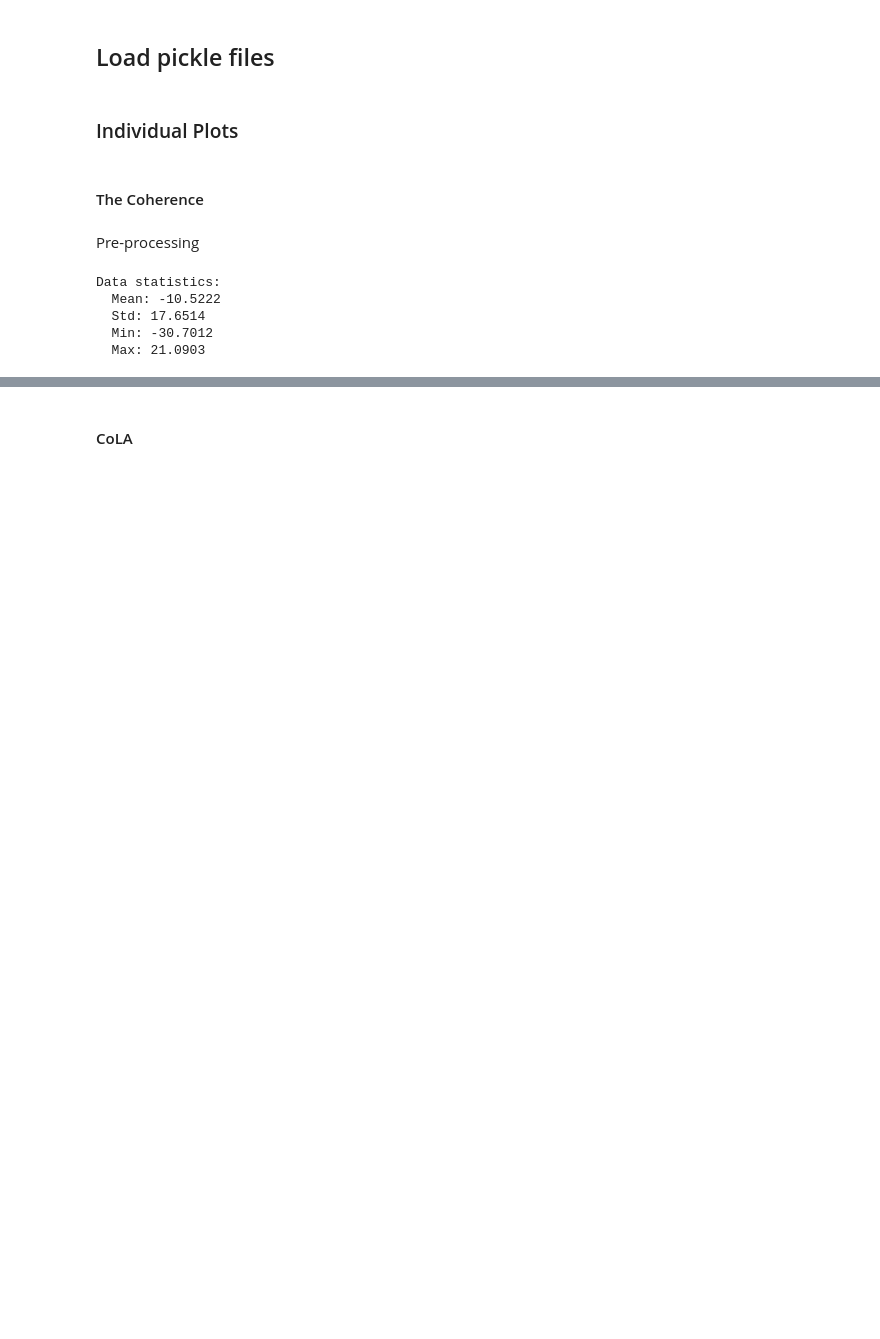
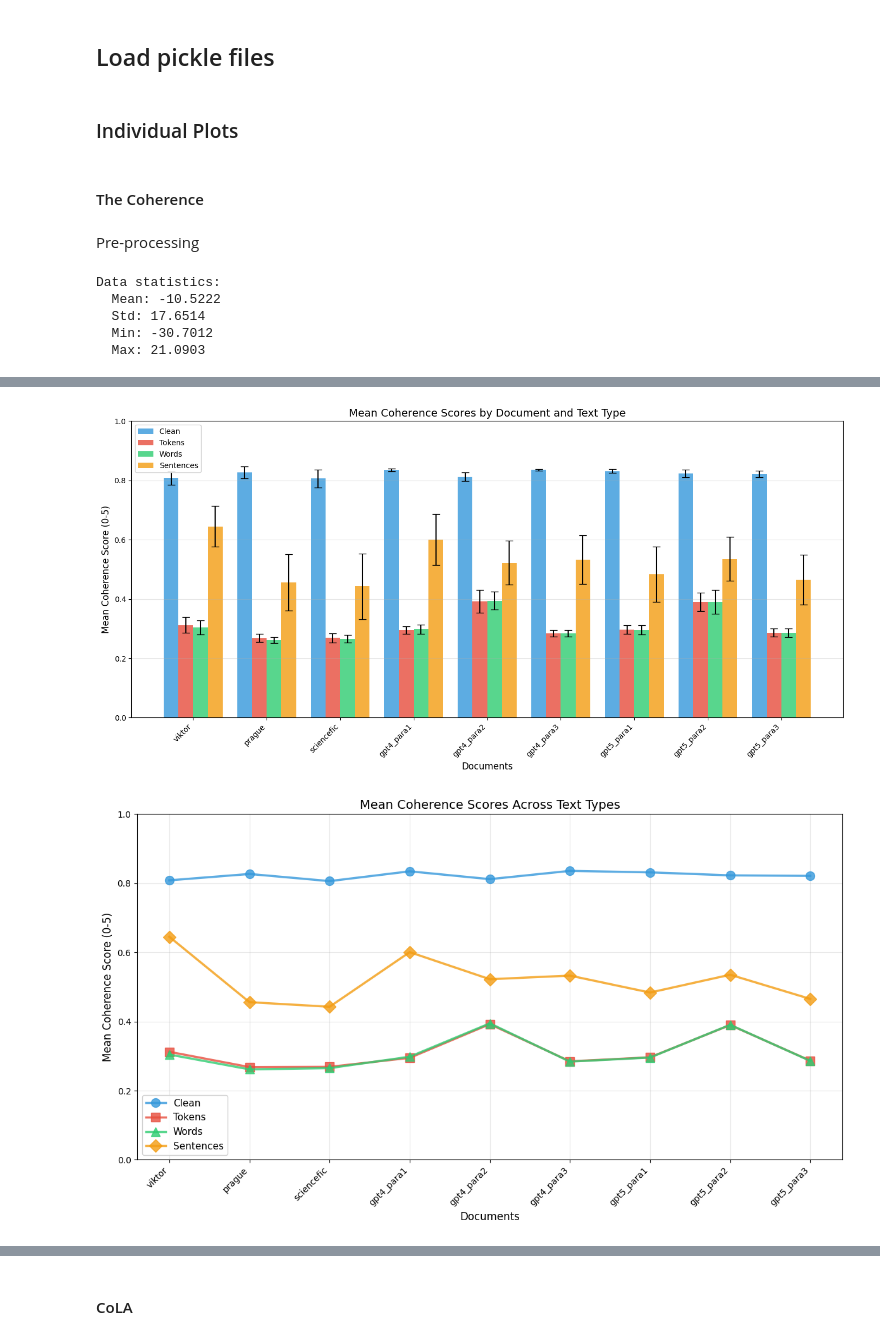
Before and after one commit to joaocnvdias/mech-i-coherence, a Jupyter notebook: vector-fields/plots/models-comparison.ipynb, the cells around one changed output, grey strips where cells are left out. Saved outputs shown, nothing was run; the diff lists cells and outputs as text; code cells hidden in the pictures; blank space fills up the shorter version.

```diff
--- a/vector-fields/plots/models-comparison.ipynb
+++ b/vector-fields/plots/models-comparison.ipynb
@@ -1040,0 +1334,6 @@ plot_strip_with_stats(normalized_results)
+# %%
+plot_grouped_barplot(normalized_results, ylim=(0,1))
+plot_comparative_lines(normalized_results, ylim=(0,1))
+# %% [output]
+[figure, added]
+[figure, added]
```
Also changed, not shown: parts of 11 cells of this notebook.
